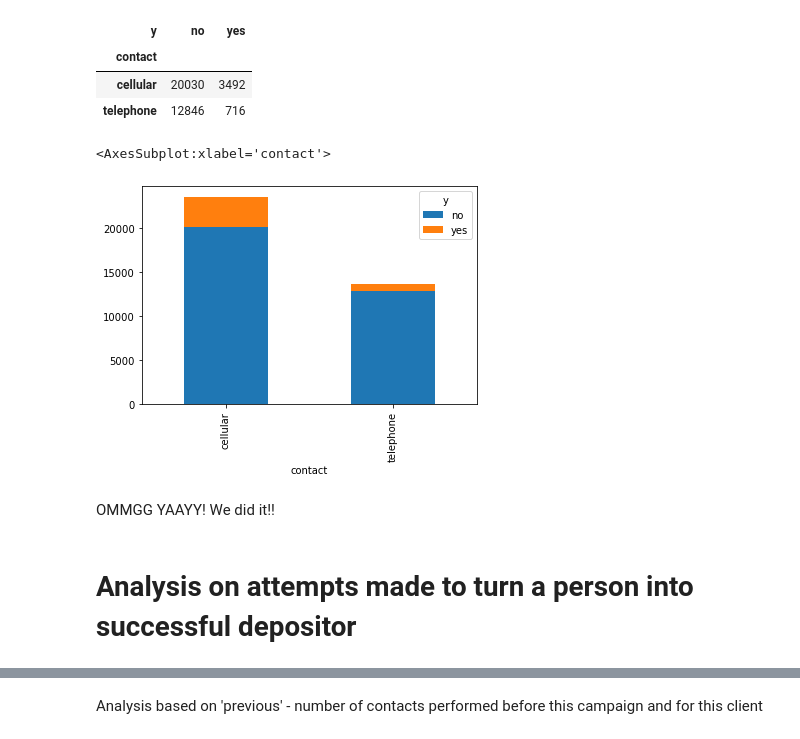
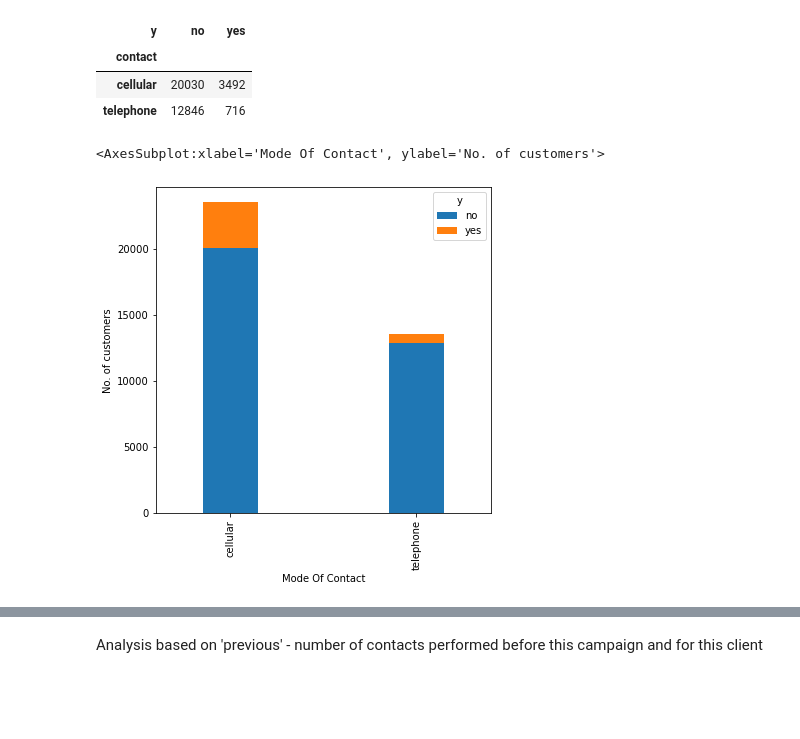
Before and after one commit to ilaav/b1CapstoneProject, a Jupyter notebook: CHECKPOINT1.ipynb, the cells around one changed output, grey strips where cells are left out. Cells and saved outputs as stored; diff of their text form; code cells hidden in the pictures; blank space fills up the shorter version.

```diff
--- a/CHECKPOINT1.ipynb
+++ b/CHECKPOINT1.ipynb
@@ -108,11 +112,7 @@ df_telephone
 | cellular | 20030 | 3492 |
 | telephone | 12846 | 716 |
 # %%
-df_telephone.plot(kind='bar', stacked=True)
+df_telephone.plot(kind='bar', stacked=True, width=0.3, figsize=[6,6], ylabel="No. of customers",xlabel="Mode Of Contact")
 # %% [output]
-<AxesSubplot:xlabel='contact'>
+<AxesSubplot:xlabel='Mode Of Contact', ylabel='No. of customers'>
-[figure, old version]
+[figure, new version]
-# %% [markdown]
-OMMGG YAAYY! We did it!!
-# %% [markdown]
-# Analysis on attempts made to turn a person into successful depositor
```
Also changed, not shown: parts of 80 cells of this notebook.
